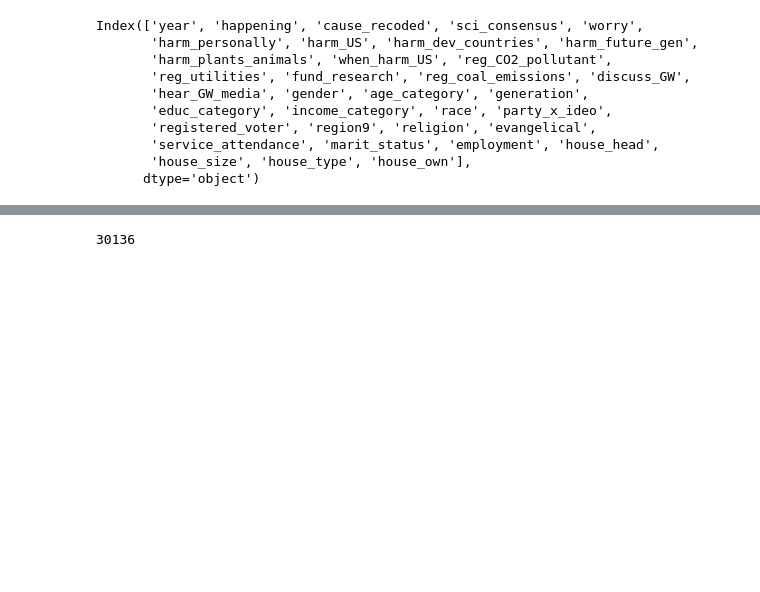
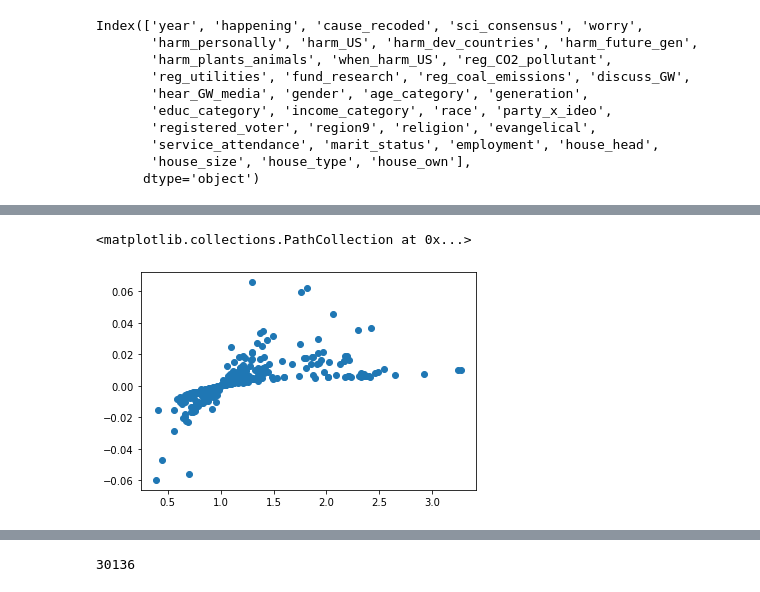
Before and after one commit to adam-kosinski/Climate-Opinions, a Jupyter notebook: pattern_mining.ipynb, the cells around one changed output, grey strips where cells are left out. Cells and saved outputs as stored; diff of their text form; code cells hidden in the pictures; blank space fills up the shorter version.

```diff
--- a/pattern_mining.ipynb
+++ b/pattern_mining.ipynb
@@ -145,0 +170,61 @@ Questions:
+# %%
+# filter out obvious / not interesting rules
+
+def in_antecedent(s):
+    return rules["antecedents"].apply(lambda tup: any(s in tuple_elem for tuple_elem in tup))
+def in_consequent(s):
+    return rules["consequents"].apply(lambda tup: any(s in tuple_elem for tuple_elem in tup))
+
+def either_direction(s1, s2):
+    return (in_antecedent(s1) & in_consequent(s2)) | (in_antecedent(s2) & in_consequent(s1))
+
+# harm <-> harm
+harm_pair = in_antecedent("harm_") & in_consequent("harm_")
+
+# harm <-> caused mostly by human activities
+harm_human_caused = either_direction("harm_", "cause_recoded: Caused mostly by human activities")
+
+# age category <-> generation
+age_generation = either_direction("age_category:", "generation:")
+
+# house pair
+house_pair = in_antecedent("house_") & in_consequent("house_")
+
+# party <-> party
+party_pair = in_antecedent("party_") & in_consequent("party_")
+
+# party <-> ideology
+party_ideology = either_direction("party_", "ideology")
+
+# NaN
+nan = in_antecedent(": nan") | in_consequent(": nan")
+
+
+
+interesting_consequent = np.any((
+    in_consequent("happening:"),
+    in_consequent("cause_recoded:"),
+    in_consequent("sci_consensus:"),
+    in_consequent("worry:")
+), axis=0)
+
+
+
+filter_criteria = np.all((
+    ~harm_pair,
+    ~harm_human_caused,
+    ~age_generation,
+    ~house_pair,
+    ~party_pair,
+    ~party_ideology,
+    interesting_consequent,
+    ~nan
+), axis=0)
+
+filtered_rules = rules[filter_criteria]
+
+import matplotlib.pyplot as plt
+plt.scatter(filtered_rules["lift"], filtered_rules["leverage"])
+# %% [output]
+<matplotlib.collections.PathCollection at 0x...>
+[figure, added]
```
Also changed, not shown: parts of 12 cells of this notebook, 1 other file.
